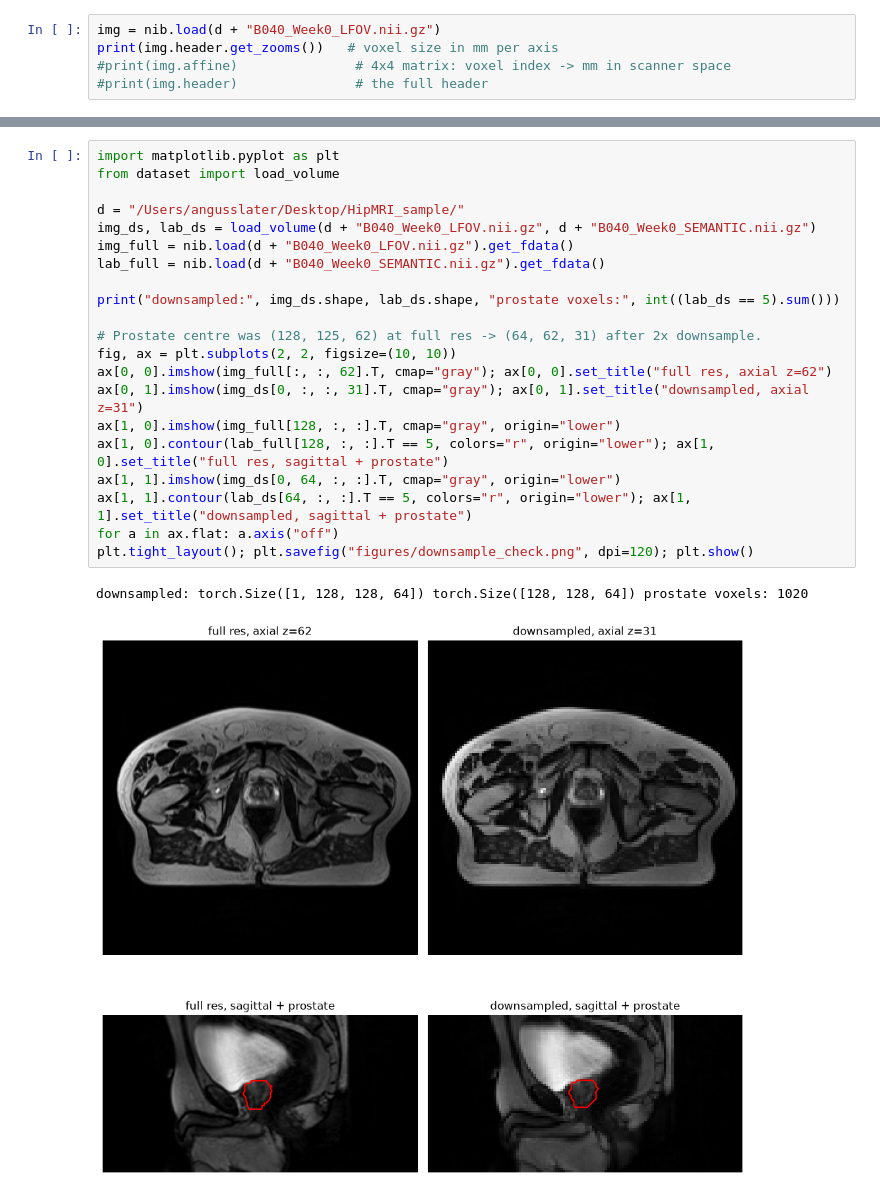
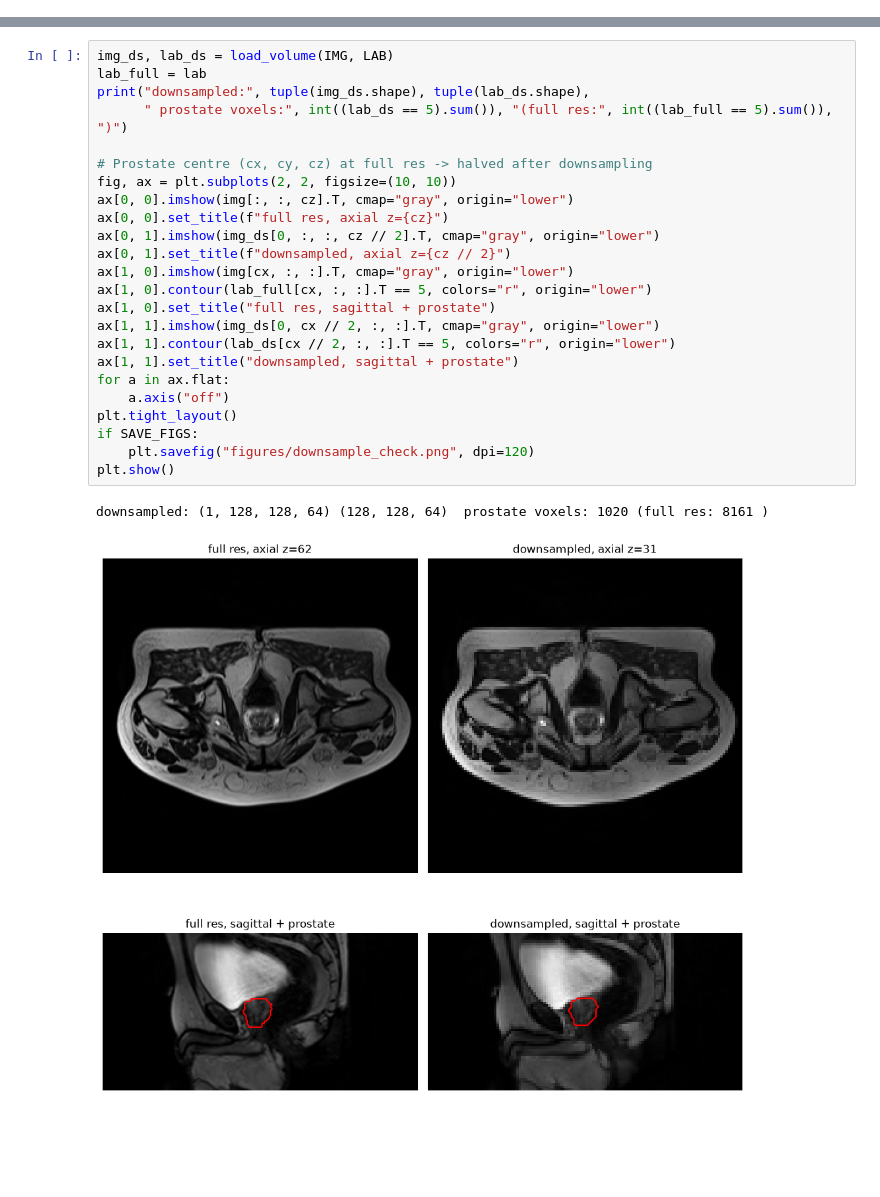
Before and after one commit to anguspjslater-collab/PatternAnalysis-2026, a Jupyter notebook: recognition/ImprovedUNet3D_HipMRI_s4961587/inspect_data.ipynb, the cells around one changed output, grey strips where cells are left out. Drawn from its saved outputs; the diff is of its cells as text; blank space fills up the shorter version.

Commit message:
Tidy inspect_data notebook (portable data path, optional figure saving, clean rerun); clarify notebook scope and data acknowledgement in README

```diff
--- a/recognition/ImprovedUNet3D_HipMRI_s4961587/inspect_data.ipynb
+++ b/recognition/ImprovedUNet3D_HipMRI_s4961587/inspect_data.ipynb
@@ -88,5 +76,0 @@ Rangpur inspection showed 1 image is 256*256*144 - it will need to be cropped to
-# %%
-img = nib.load(d + "B040_Week0_LFOV.nii.gz")
-print(img.header.get_zooms())   # voxel size in mm per axis
-#print(img.affine)               # 4x4 matrix: voxel index -> mm in scanner space
-#print(img.header)               # the full header
@@ -99,24 +117,27 @@ Looking at Downsampled images - what the model will see (128*128*64 rather than
 # %%
-import matplotlib.pyplot as plt
-from dataset import load_volume
+img_ds, lab_ds = load_volume(IMG, LAB)
+lab_full = lab
+print("downsampled:", tuple(img_ds.shape), tuple(lab_ds.shape),
+      " prostate voxels:", int((lab_ds == 5).sum()), "(full res:", int((lab_full == 5).sum()), ")")
 
-d = "/Users/angusslater/Desktop/HipMRI_sample/"
-img_ds, lab_ds = load_volume(d + "B040_Week0_LFOV.nii.gz", d + "B040_Week0_SEMANTIC.nii.gz")
-img_full = nib.load(d + "B040_Week0_LFOV.nii.gz").get_fdata()
-lab_full = nib.load(d + "B040_Week0_SEMANTIC.nii.gz").get_fdata()
-
-print("downsampled:", img_ds.shape, lab_ds.shape, "prostate voxels:", int((lab_ds == 5).sum()))
-
-# Prostate centre was (128, 125, 62) at full res -> (64, 62, 31) after 2x downsample.
+# Prostate centre (cx, cy, cz) at full res -> halved after downsampling
 fig, ax = plt.subplots(2, 2, figsize=(10, 10))
-ax[0, 0].imshow(img_full[:, :, 62].T, cmap="gray"); ax[0, 0].set_title("full res, axial z=62")
-ax[0, 1].imshow(img_ds[0, :, :, 31].T, cmap="gray"); ax[0, 1].set_title("downsampled, axial z=31")
-ax[1, 0].imshow(img_full[128, :, :].T, cmap="gray", origin="lower")
-ax[1, 0].contour(lab_full[128, :, :].T == 5, colors="r", origin="lower"); ax[1, 0].set_title("full res, sagittal + prostate")
-ax[1, 1].imshow(img_ds[0, 64, :, :].T, cmap="gray", origin="lower")
-ax[1, 1].contour(lab_ds[64, :, :].T == 5, colors="r", origin="lower"); ax[1, 1].set_title("downsampled, sagittal + prostate")
-for a in ax.flat: a.axis("off")
-plt.tight_layout(); plt.savefig("figures/downsample_check.png", dpi=120); plt.show()
+ax[0, 0].imshow(img[:, :, cz].T, cmap="gray", origin="lower")
+ax[0, 0].set_title(f"full res, axial z={cz}")
+ax[0, 1].imshow(img_ds[0, :, :, cz // 2].T, cmap="gray", origin="lower")
+ax[0, 1].set_title(f"downsampled, axial z={cz // 2}")
+ax[1, 0].imshow(img[cx, :, :].T, cmap="gray", origin="lower")
+ax[1, 0].contour(lab_full[cx, :, :].T == 5, colors="r", origin="lower")
+ax[1, 0].set_title("full res, sagittal + prostate")
+ax[1, 1].imshow(img_ds[0, cx // 2, :, :].T, cmap="gray", origin="lower")
+ax[1, 1].contour(lab_ds[cx // 2, :, :].T == 5, colors="r", origin="lower")
+ax[1, 1].set_title("downsampled, sagittal + prostate")
+for a in ax.flat:
+    a.axis("off")
+plt.tight_layout()
+if SAVE_FIGS:
+    plt.savefig("figures/downsample_check.png", dpi=120)
+plt.show()
 # %% [output]
-downsampled: torch.Size([1, 128, 128, 64]) torch.Size([128, 128, 64]) prostate voxels: 1020
+downsampled: (1, 128, 128, 64) (128, 128, 64)  prostate voxels: 1020 (full res: 8161 )
-[figure, old version]
+[figure, new version]
```
Also changed, not shown: parts of 18 cells of this notebook, 3 other files.
